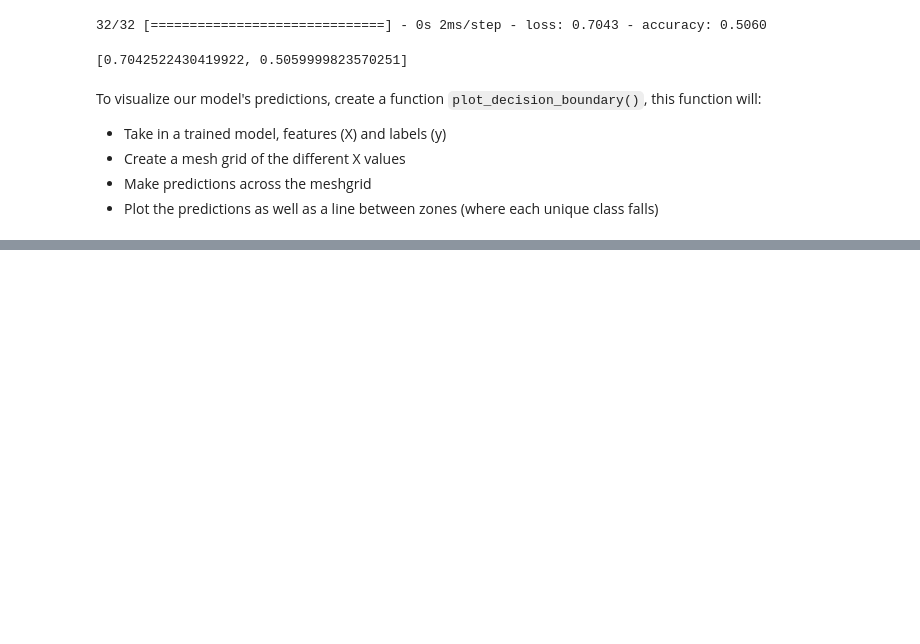
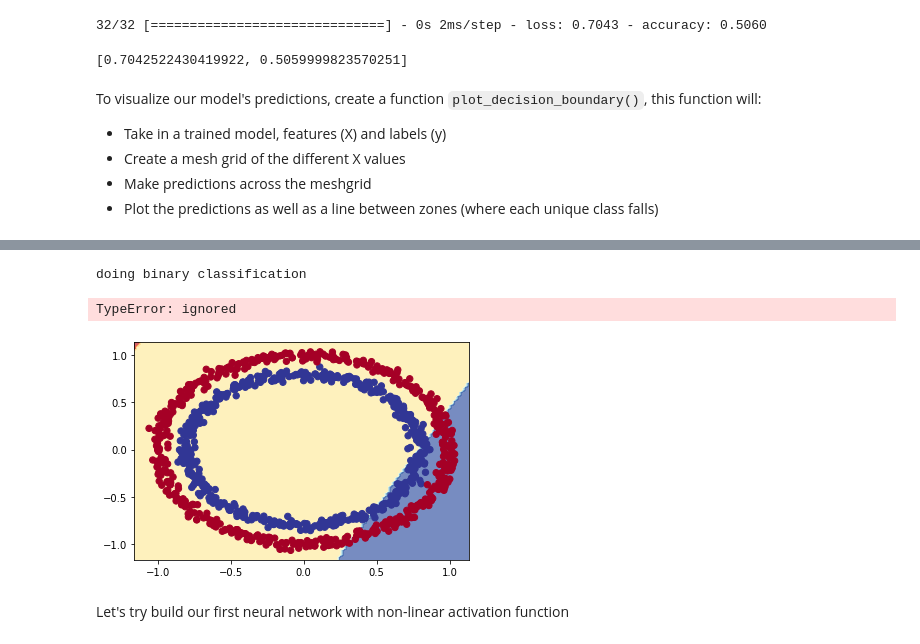
Before and after one commit to pratikktiwari/Deep-Learning, a Jupyter notebook: 02_Neural_Network_Classification.ipynb, the cells around one changed output, grey strips where cells are left out. Cells and saved outputs as stored; diff of their text form; code cells hidden in the pictures; blank space fills up the shorter version.

```diff
--- a/02_Neural_Network_Classification.ipynb
+++ b/02_Neural_Network_Classification.ipynb
@@ -260,0 +372,17 @@ _________________________________________________________________
+# %%
+# Set random seed
+tf.random.set_seed(42)
+
+# Create the model
+model_4 = tf.keras.Sequential([
+    tf.keras.layers.Dense(1, activation=tf.keras.activations.linear, input_shape=[2]),
+])
+
+# Compile the model
+model_4.compile(
+    loss=tf.keras.losses.binary_crossentropy,
+    optimizer=tf.keras.optimizers.Adam(lr=0.001),
+    metrics=["accuracy"]
+)
+# Fit the model
+history = model_4.fit(X, y, epochs=100)
@@ -260,0 +414,9 @@ _________________________________________________________________
+# %%
+# Check the decision boundary for our latest model
+plot_decision_boundary(model_4, X=X, y=y)
+# %% [output]
+doing binary classification
+TypeError: ignored
+[figure, added]
+# %% [markdown]
+Let's try build our first neural network with non-linear activation function
```
Also changed, not shown: parts of 20 cells of this notebook.
